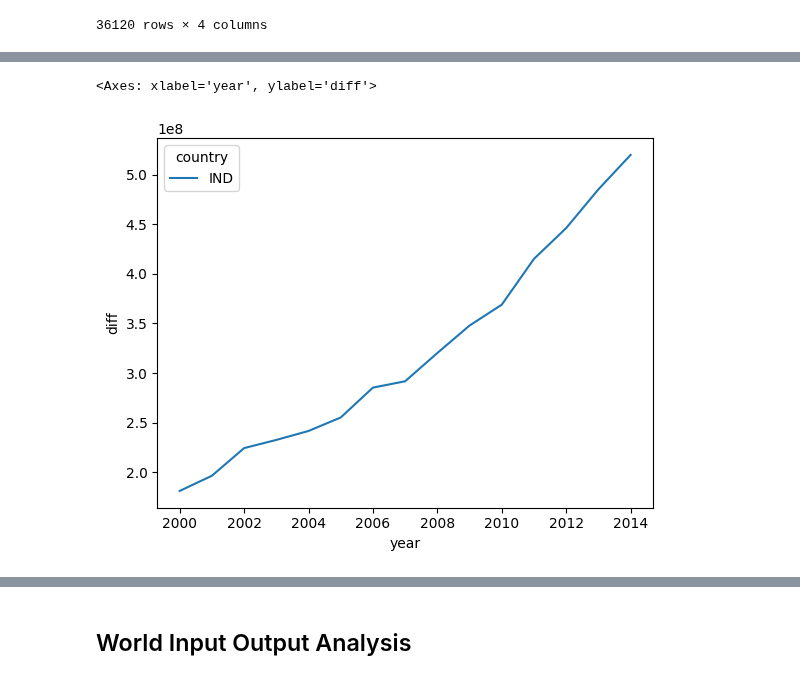
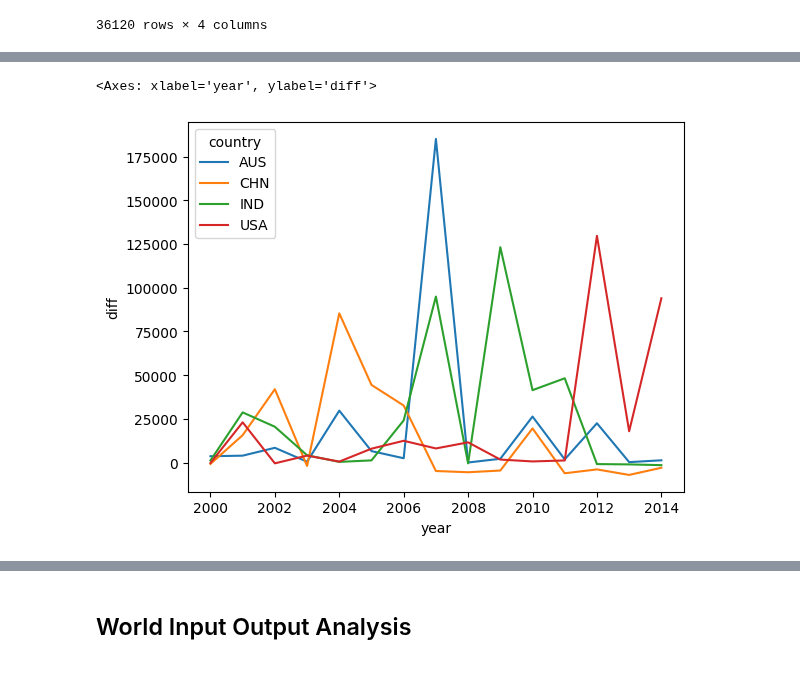
Before and after one commit to kavyajeetbora/ETL_wages, a Jupyter notebook: WIOD.ipynb, the cells around one changed output, grey strips where cells are left out. Saved outputs shown, nothing was run; the diff lists cells and outputs as text; code cells hidden in the pictures.

```diff
--- a/WIOD.ipynb
+++ b/WIOD.ipynb
@@ -412,11 +430,11 @@ sns.lineplot(data=data_filter, x='year', y='hom_labour', hue='country')
 ## International Market Value (MV)
 # %%
 SEA_USD_melt = pd.melt(SEA_USD, id_vars=['country','variable','code'], value_vars= year_range, var_name='year')
-SEA_USD_GO = SEA_USD_melt[['variable', 'value','year']][SEA_USD_melt['variable']=='GO'].groupby('year').sum().drop('variable', axis=1).reset_index()
-SEA_HEMPE_sum = SEA[['variable', 'value','year']][SEA['variable']=='GO'].groupby('year').sum().drop('variable', axis=1).reset_index()
+SEA_USD_GO_sum = SEA_USD_melt[['variable', 'value','year']][SEA_USD_melt['variable']=='GO'].groupby('year').sum().drop('variable', axis=1).reset_index()
+SEA_HEMPE_sum = SEA[['variable', 'value','year']][SEA['variable']=='H_EMPE'].groupby('year').sum().drop('variable', axis=1).reset_index()
 
 MEV = SEA_HEMPE_sum.copy().drop(['value'],axis=1)
-MEV['MEV'] = SEA_USD_GO['value']/SEA_HEMPE_sum['value']
+MEV['MEV'] = SEA_USD_GO_sum['value']/SEA_HEMPE_sum['value']
 MEV
 # %% [output]
 |  | year | MEV |
@@ -446,6 +464,8 @@ SEA_USD[SEA_USD['variable'].isin(['K','GO']) & SEA_USD['country'].isin(['AUS','I
 | 19040 | IND | GO | A01 | 119836.589230 | 124203.712177 | 118370.122574 | 139227.773247 | 148234.818901 | 171203.461777 | 187717.798071 | 234165.135845 | ... |
 | 19432 | IND | K | A01 | 144783.369345 | 150529.383671 | 155776.699764 | 177687.930507 | 204865.721118 | 225550.763288 | 241886.573458 | 294734.657913 | ... |
 # %%
+SEA_USD_GO = SEA_USD_melt[SEA_USD_melt['variable']=='GO'].reset_index(drop=True)
+
 SEA_USD_K = SEA_USD_melt[SEA_USD_melt['variable']=='K'].reset_index(drop=True)
 SEA_USD_K.head()
 # %% [output]
@@ -493,12 +497,14 @@ WIV_x
 # %%
 MVs=[]
 for year, dfx in tqdm(WIV_x.groupby('year'), unit=' Year'):
-    dfx['MV'] = MEV.loc[MEV['year']==year,'MEV'].iloc[0]*dfx['hom_labour']
+    dfx['MEVLH'] = MEV.loc[MEV['year']==year,'MEV'].iloc[0]*dfx['hom_labour']
     MVs.append(dfx)
 
 MV_data = pd.concat(MVs)
 MV_data['K'] = SEA_USD_K['value']
-MV_data['MV'] = MV_data['MV']
-# MV_data['MP'] = MV_data['K']+MV_data['GO']
+MV_data['GO'] = SEA_USD_GO['value']
+MV_data['MP'] = MV_data['K']+MV_data['GO']
+MV_data['MV'] = MV_data['MEVLH']+MV_data['K']
+MV_data['diff'] = MV_data['MP']-MV_data['MV']
 MV_data.head(5)
 # %% [output]
@@ -511,8 +517,7 @@ MV_data.head(5)
 # %%
-countries = ['IND']
+countries = ['IND','USA','AUS','CHN']
 data_filter = MV_data.loc[(MV_data['country'].isin(countries)) & (MV_data['code']=='C13-C15')].copy()
-data_filter.loc[:,'diff']= (data_filter['MP']-data_filter['MV'])
 sns.lineplot(data=data_filter, x='year', y='diff', hue='country')
 # %% [output]
 <Axes: xlabel='year', ylabel='diff'>
-[figure, old version]
+[figure, new version]
```
Also changed, not shown: parts of 30 cells of this notebook.
